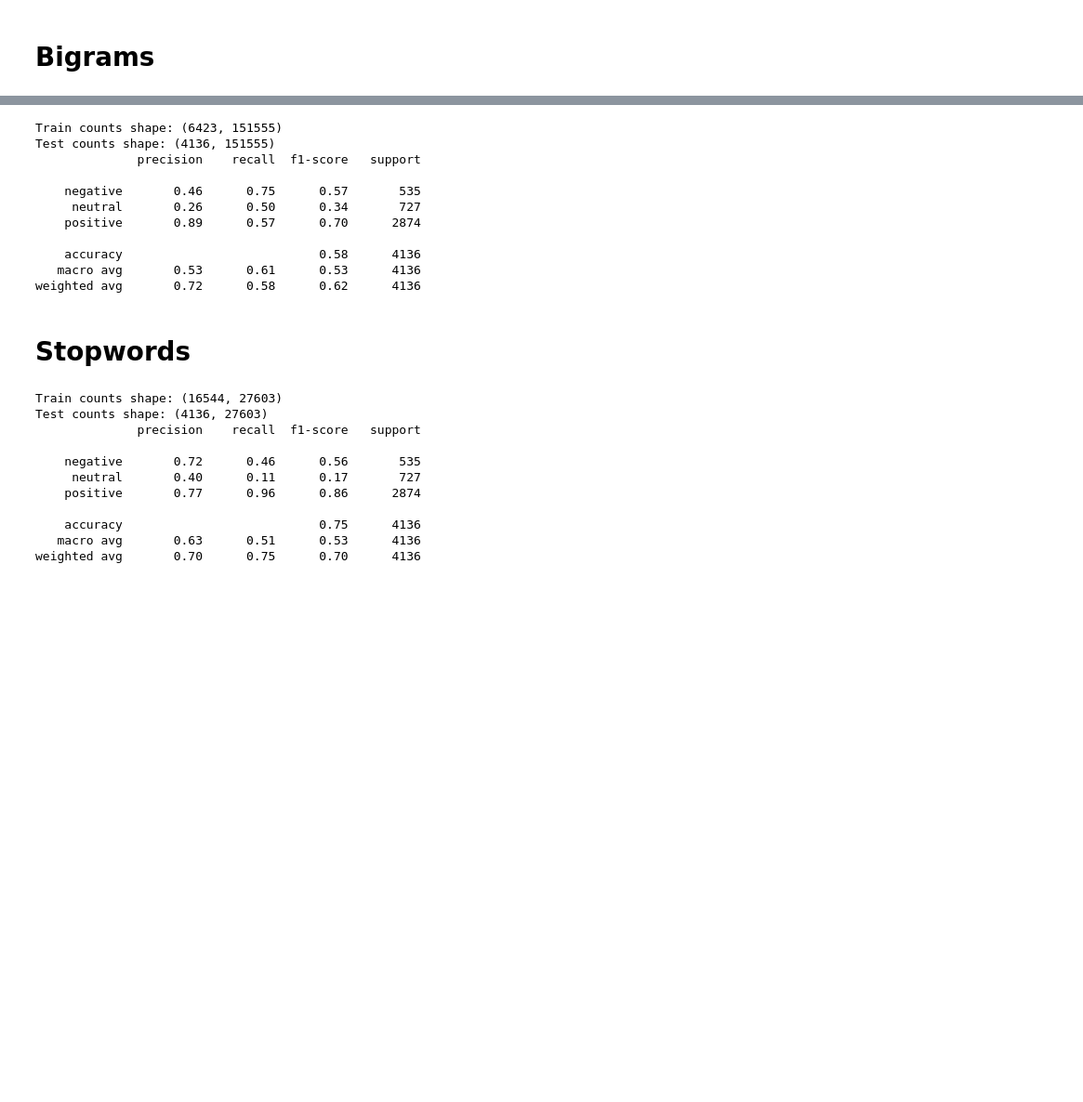
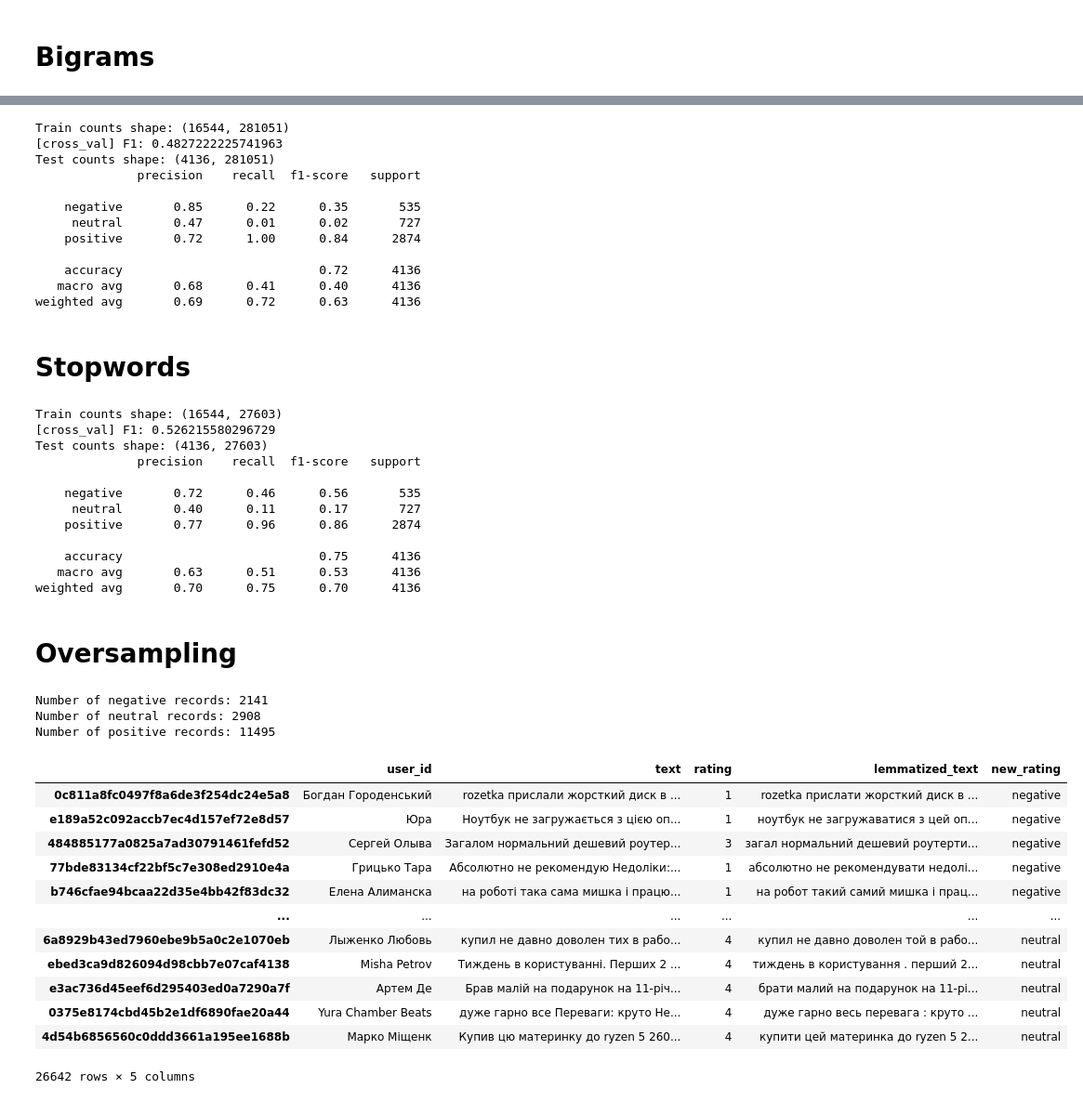
Before and after one commit to vseloved/prj-nlp-2020, a Jupyter notebook: students/DmytroBudashnyi/05-bag-of-words/index.ipynb, the cells around one changed output, grey strips where cells are left out. Shown at 93% size. Saved outputs shown, nothing was run; the diff lists cells and outputs as text; code cells hidden in the pictures; blank space fills up the shorter version.

```diff
--- a/students/DmytroBudashnyi/05-bag-of-words/index.ipynb
+++ b/students/DmytroBudashnyi/05-bag-of-words/index.ipynb
@@ -389,10 +408,13 @@ weighted avg       0.71      0.60      0.63      4136
 # %%
 count_vect = CountVectorizer(ngram_range=(1,2))
-train_counts = count_vect.fit_transform(normalized_df.lemmatized_text)
+train_counts = count_vect.fit_transform(train_data.lemmatized_text)
 print('Train counts shape:', train_counts.shape)
 
-from sklearn.naive_bayes import MultinomialNB
-clf = MultinomialNB().fit(train_counts, normalized_df.new_rating.to_list())
+clf = MultinomialNB()
+scores = cross_val_score(clf, train_counts, train_data.new_rating.to_list(), cv=5, scoring='f1_macro')
+print('[cross_val] F1:', sum(scores)/5)
+
+clf.fit(train_counts, train_data.new_rating.to_list())
 
 test_counts = count_vect.transform(test_data.lemmatized_text)
 print('Test counts shape:', test_counts.shape)
@@ -401,17 +423,18 @@ test_data['predicted'] = y_pred
 
 print(classification_report(test_data.new_rating.to_list(), y_pred))
 # %% [output]
-Train counts shape: (6423, 151555)
-Test counts shape: (4136, 151555)
+Train counts shape: (16544, 281051)
+[cross_val] F1: 0.4827222225741963
+Test counts shape: (4136, 281051)
               precision    recall  f1-score   support
 
-    negative       0.46      0.75      0.57       535
-     neutral       0.26      0.50      0.34       727
-    positive       0.89      0.57      0.70      2874
+    negative       0.85      0.22      0.35       535
+     neutral       0.47      0.01      0.02       727
+    positive       0.72      1.00      0.84      2874
 
-    accuracy                           0.58      4136
-   macro avg       0.53      0.61      0.53      4136
-weighted avg       0.72      0.58      0.62      4136
+    accuracy                           0.72      4136
+   macro avg       0.68      0.41      0.40      4136
+weighted avg       0.69      0.72      0.63      4136
 # %% [markdown]
 # Stopwords
 # %%
@@ -426,7 +449,11 @@ count_vect = CountVectorizer(stop_words=stopwords)
 train_counts = count_vect.fit_transform(train_data.lemmatized_text)
 print('Train counts shape:', train_counts.shape)
 
-clf = MultinomialNB().fit(train_counts, train_data.new_rating.to_list())
+clf = MultinomialNB()
+scores = cross_val_score(clf, train_counts, train_data.new_rating.to_list(), cv=5, scoring='f1_macro')
+print('[cross_val] F1:', sum(scores)/5)
+
+clf.fit(train_counts, train_data.new_rating.to_list())
 
 test_counts = count_vect.transform(test_data.lemmatized_text)
 print('Test counts shape:', test_counts.shape)
@@ -436,6 +463,7 @@ test_data['predicted'] = y_pred
 print(classification_report(test_data.new_rating.to_list(), y_pred))
 # %% [output]
 Train counts shape: (16544, 27603)
+[cross_val] F1: 0.526215580296729
 Test counts shape: (4136, 27603)
               precision    recall  f1-score   support
 
@@ -446,3 +474,34 @@ Test counts shape: (4136, 27603)
     accuracy                           0.75      4136
    macro avg       0.63      0.51      0.53      4136
 weighted avg       0.70      0.75      0.70      4136
+# %% [markdown]
+# Oversampling
+# %%
+negative_df = train_data.loc[train_data['new_rating'] == 'negative']
+n_neg = len(negative_df)
+print('Number of negative records:', n_neg)
+neutral_df = train_data.loc[train_data['new_rating'] == 'neutral'] #.sample(n=,random_state=0)
+n_neu = len(neutral_df)
+print('Number of neutral records:', n_neu)
+positive_df = train_data.loc[train_data['new_rating'] == 'positive'] #.sample(n=n,random_state=0)
+n_pos = len(positive_df)
+print('Number of positive records:', n_pos)
+normalized_df = pd.concat([negative_df, neutral_df, negative_df, neutral_df, positive_df, negative_df, neutral_df])
+normalized_df
+# %% [output]
+Number of negative records: 2141
+Number of neutral records: 2908
+Number of positive records: 11495
+|  | user_id | text | rating | lemmatized_text | new_rating |
+| 0c811a8fc0497f8a6de3f254dc24e5a8 | Богдан Городенський | rozetka прислали жорсткий диск в ... | 1 | rozetka прислати жорсткий диск в ... | negative |
+| e189a52c092accb7ec4d157ef72e8d57 | Юра | Ноутбук не загружається з цією оп... | 1 | ноутбук не загружаватися з цей оп... | negative |
+| 484885177a0825a7ad30791461fefd52 | Сергей Олыва | Загалом нормальний дешевий роутер... | 3 | загал нормальний дешевий роутерти... | negative |
+| 77bde83134cf22bf5c7e308ed2910e4a | Грицько Тара | Абсолютно не рекомендую Недоліки:... | 1 | абсолютно не рекомендувати недолі... | negative |
+| b746cfae94bcaa22d35e4bb42f83dc32 | Елена Алиманска | на роботі така сама мишка і працю... | 1 | на робот такий самий мишка і прац... | negative |
+| ... | ... | ... | ... | ... | ... |
+| 6a8929b43ed7960ebe9b5a0c2e1070eb | Лыженко Любовь | купил не давно доволен тих в рабо... | 4 | купил не давно доволен той в рабо... | neutral |
+| ebed3ca9d826094d98cbb7e07caf4138 | Misha Petrov | Тиждень в користуванні. Перших 2 ... | 4 | тиждень в користування . перший 2... | neutral |
+| e3ac736d45eef6d295403ed0a7290a7f | Артем Де | Брав малій на подарунок на 11-річ... | 4 | брати малий на подарунок на 11-рі... | neutral |
+| 0375e8174cbd45b2e1df6890fae20a44 | Yura Chamber Beats | дуже гарно все Переваги: круто Не... | 4 | дуже гарно весь перевага : круто ... | neutral |
+| 4d54b6856560c0ddd3661a195ee1688b | Марко Міщенк | Купив цю материнку до ryzen 5 260... | 4 | купити цей материнка до ryzen 5 2... | neutral |
+26642 rows × 5 columns
```
Also changed, not shown: parts of 7 cells of this notebook.
